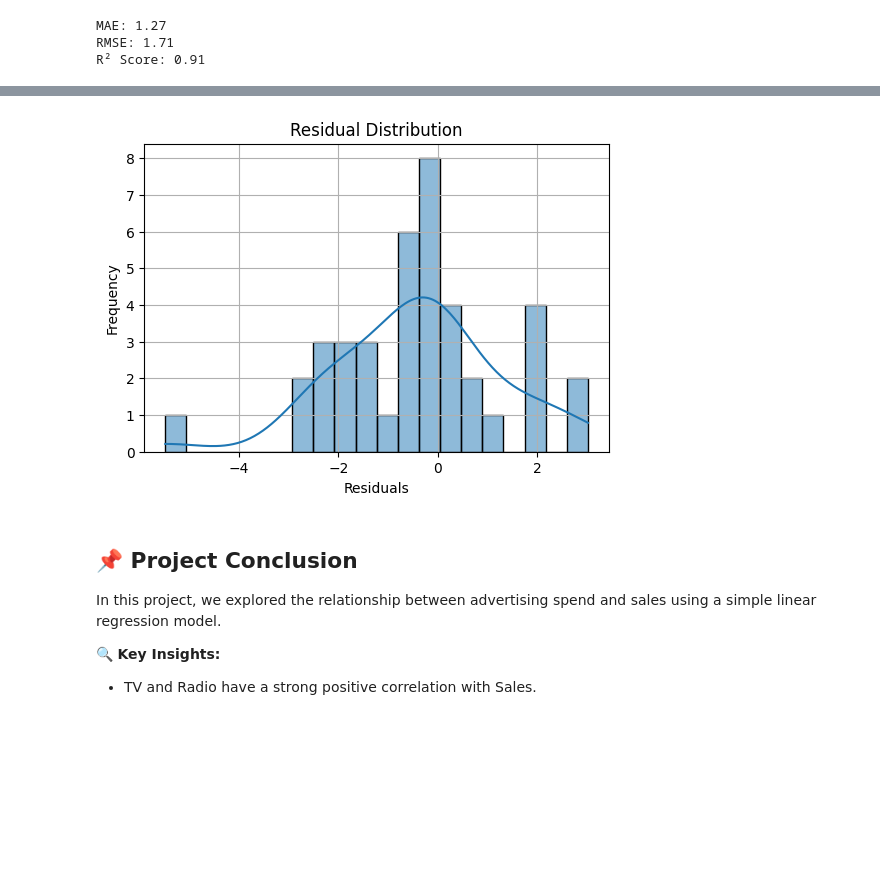
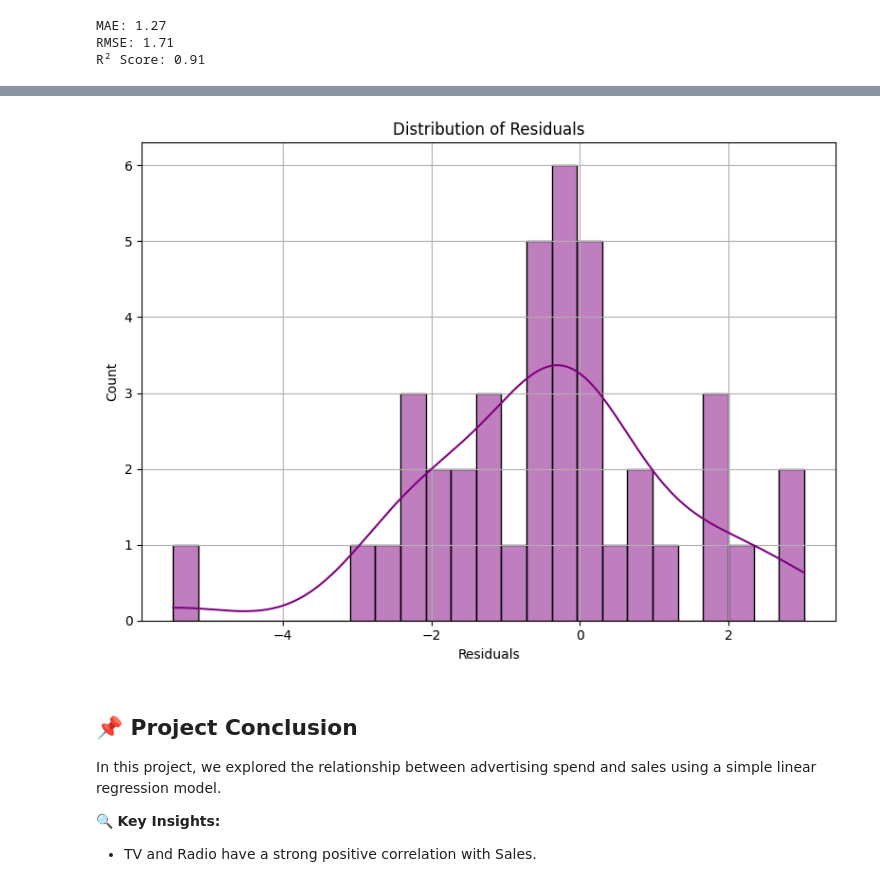
Before and after one commit to ridhwansalim/CODING-SAMURAI-INTERNSHIP-TASK, a Jupyter notebook: Level1/Project2_Linear_Regression/Project2_Regression_Model.ipynb, the cells around one changed output, grey strips where cells are left out. Drawn from its saved outputs; the diff is of its cells as text; code cells hidden in the pictures; blank space fills up the shorter version.

```diff
--- a/Level1/Project2_Linear_Regression/Project2_Regression_Model.ipynb
+++ b/Level1/Project2_Linear_Regression/Project2_Regression_Model.ipynb
@@ -101,8 +101,7 @@ X = df[['TV', 'Radio', 'Newspaper']]
 y = df['Sales']
 # %%
 # Train-test split (80-20)
-X_train, X_test, y_train, y_test = train_test_split(
-    X, y, test_size=0.2, random_state=42)
+X_train, X_test, y_train, y_test = train_test_split(X, y, test_size=0.2, random_state=42)
 # %%
 # Initialize and train the model
 model = LinearRegression()
@@ -133,17 +146,18 @@ R² Score: 0.91
 # %%
 # Calculate residuals
 residuals = y_test - y_pred
 
 # Plot the residuals
-plt.figure(figsize=(6,4))
-sns.histplot(residuals, kde=True, bins=20)
-plt.title("Residual Distribution")
+plt.figure(figsize=(8,6))
+sns.histplot(residuals, kde=True, bins=25, color='purple')
 plt.xlabel("Residuals")
-plt.ylabel("Frequency")
+plt.title("Distribution of Residuals")
 plt.grid(True)
+plt.tight_layout()
+plt.savefig("residuals_plot.png")
 plt.show()
 # %% [output]
-[figure, old version]
+[figure, new version]
 # %% [markdown]
 ## 📌 Project Conclusion
 
```
Also changed, not shown: parts of 1 cell of this notebook, 2 other files.
